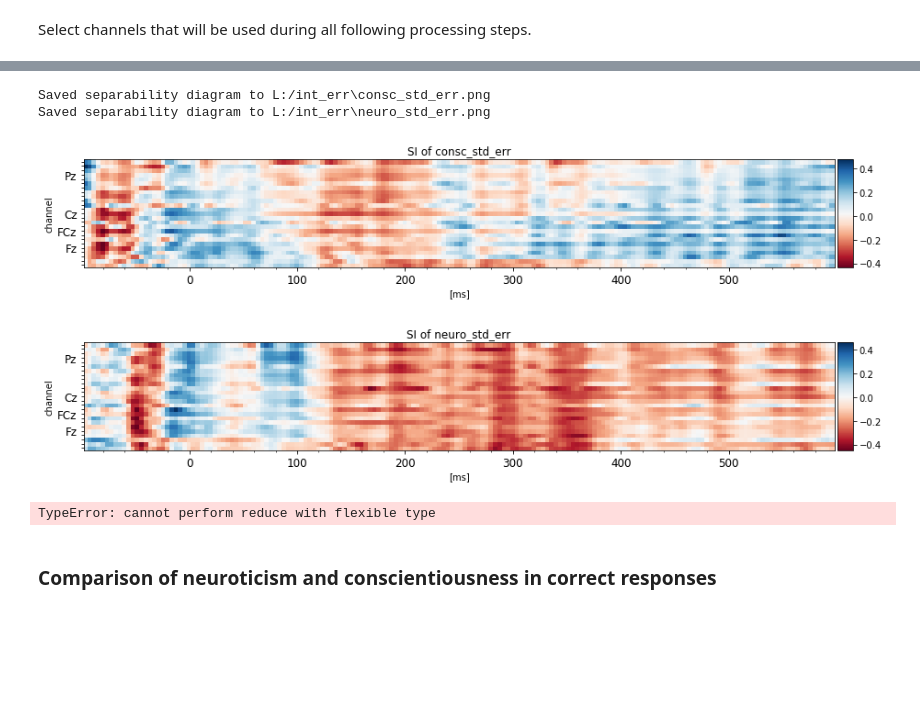
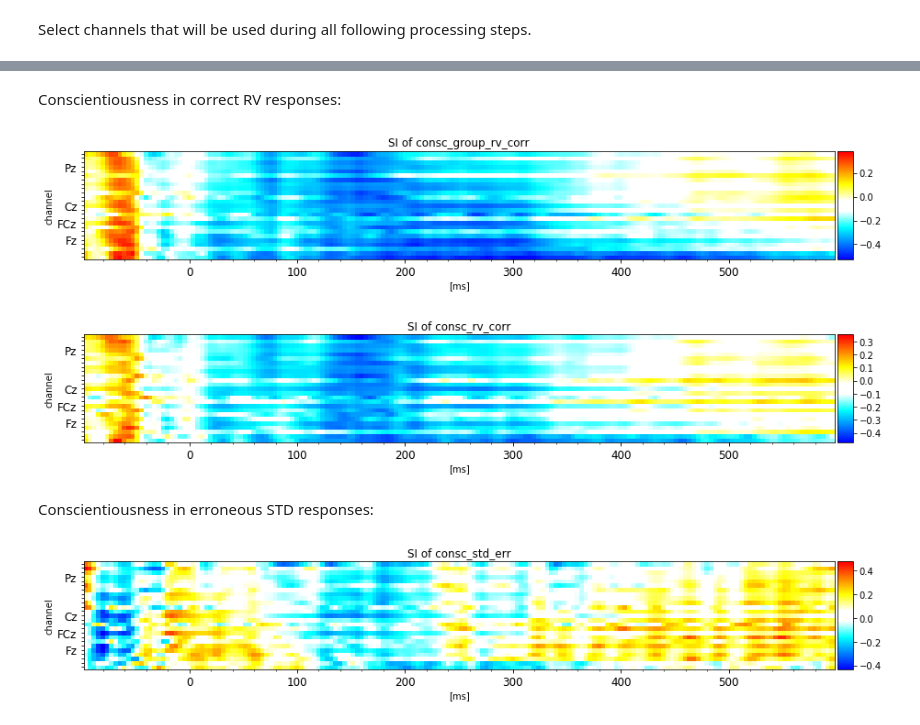
Before and after one commit to liephat/personality_seegnature, a Jupyter notebook: personality_seegnature/find_features.ipynb, the cells around one changed output, grey strips where cells are left out. Saved outputs shown, nothing was run; the diff lists cells and outputs as text; code cells hidden in the pictures; blank space fills up the shorter version.

```diff
--- a/personality_seegnature/find_features.ipynb
+++ b/personality_seegnature/find_features.ipynb
@@ -27,0 +29,16 @@ Set working directory where all data folders are located. Every subfolder is con
+# %%
+def make_colormap(seq):
+    """Return a LinearSegmentedColormap
+        seq: a sequence of floats and RGB-tuples. The floats should be increasing
+        and in the interval (0,1).
+        """
+    seq = [(None,) * 3, 0.0] + list(seq) + [1.0, (None,) * 3]
+    cdict = {'red': [], 'green': [], 'blue': []}
+    for i, item in enumerate(seq):
+        if isinstance(item, float):
+            r1, g1, b1 = seq[i - 1]
+            r2, g2, b2 = seq[i + 1]
+            cdict['red'].append([item, r1, r2])
+            cdict['green'].append([item, g1, g2])
+            cdict['blue'].append([item, b1, b2])
+    return mcolors.LinearSegmentedColormap('CustomMap', cdict)
@@ -28,3 +47,6 @@ Set working directory where all data folders are located. Every subfolder is con
+# %%
+c = mcolors.ColorConverter().to_rgb
+cmap = make_colormap([c('blue'), c('cyan'), 0.3, c('cyan'), c('white'), 0.45, c('white'), 0.55, c('white'), c('yellow'), 0.7, c('yellow'), c('red')])
 # %% [markdown]
 Select channels that will be used during all following processing steps.
 # %%
@@ -51,4 +78 @@ group_coding_file = os.path.abspath(os.path.join(current_path, 'group_coding.txt
 subject_data = read_csv_data(group_coding_file)
-# %%
-variables = ['Consc', 'Neuroticism', 'Extraversion', 'Consc_Group']
-eeg_data.add_participant_data(subject_data, variables)
@@ -57,21 +93,23 @@ eeg_data.add_participant_data(subject_data, variables)
+# %% [markdown]
+Conscientiousness in correct RV responses:
+# %%
+consc_group_rv_corr = SeparabilityIndex('consc_group_rv_corr', eeg_data.data['err_corr'], CHANNELS, 'Consc_Group', 'pointbiserial')
+consc_group_rv_corr.pickle(pickle_directory)
+
+consc_group_rv_corr.show_heatmap(cmap)
+
+consc_rv_corr = SeparabilityIndex('consc_rv_corr', eeg_data.data['err_corr'], CHANNELS, 'Consc', 'pearson')
+consc_rv_corr.pickle(pickle_directory)
+
+consc_rv_corr.show_heatmap(cmap)
+# %% [output]
+[figure, added]
+[figure, added]
+# %% [markdown]
+Conscientiousness in erroneous STD responses:
 # %%
 consc_std_err = SeparabilityIndex('consc_std_err', eeg_data.data['stand_err'], CHANNELS, 'Consc', 'pearson')
-neuro_std_err = SeparabilityIndex('neuro_std_err', eeg_data.data['stand_err'], CHANNELS, 'Neuroticism', 'pearson')
 
-consc_std_err.save_as_heatmap(working_directory)
-neuro_std_err.save_as_heatmap(working_directory)
+consc_std_err.show_heatmap(cmap)
 # %% [output]
-Saved separability diagram to L:/int_err\consc_std_err.png
-Saved separability diagram to L:/int_err\neuro_std_err.png
-[figure, old version]
+[figure, new version]
-[figure, removed]
-# %%
-consc_group_std_corr = SeparabilityIndex('consc_group_std_corr', eeg_data.data['stand_corr'], CHANNELS, 'Consc_Group', 'pointbiserial')
-neuro_group_std_corr = SeparabilityIndex('neuro_group_std_corr', eeg_data.data['stand_corr'], CHANNELS, 'Neuro_Group', 'pointbiserial')
-
-consc_group_std_corr.save_as_heatmap(working_directory)
-neuro_group_std_corr.save_as_heatmap(working_directory)
-# %% [output]
-TypeError: cannot perform reduce with flexible type
-# %% [markdown]
-### Comparison of neuroticism and conscientiousness in correct responses
```
Also changed, not shown: parts of 20 cells of this notebook, 1 other file.
